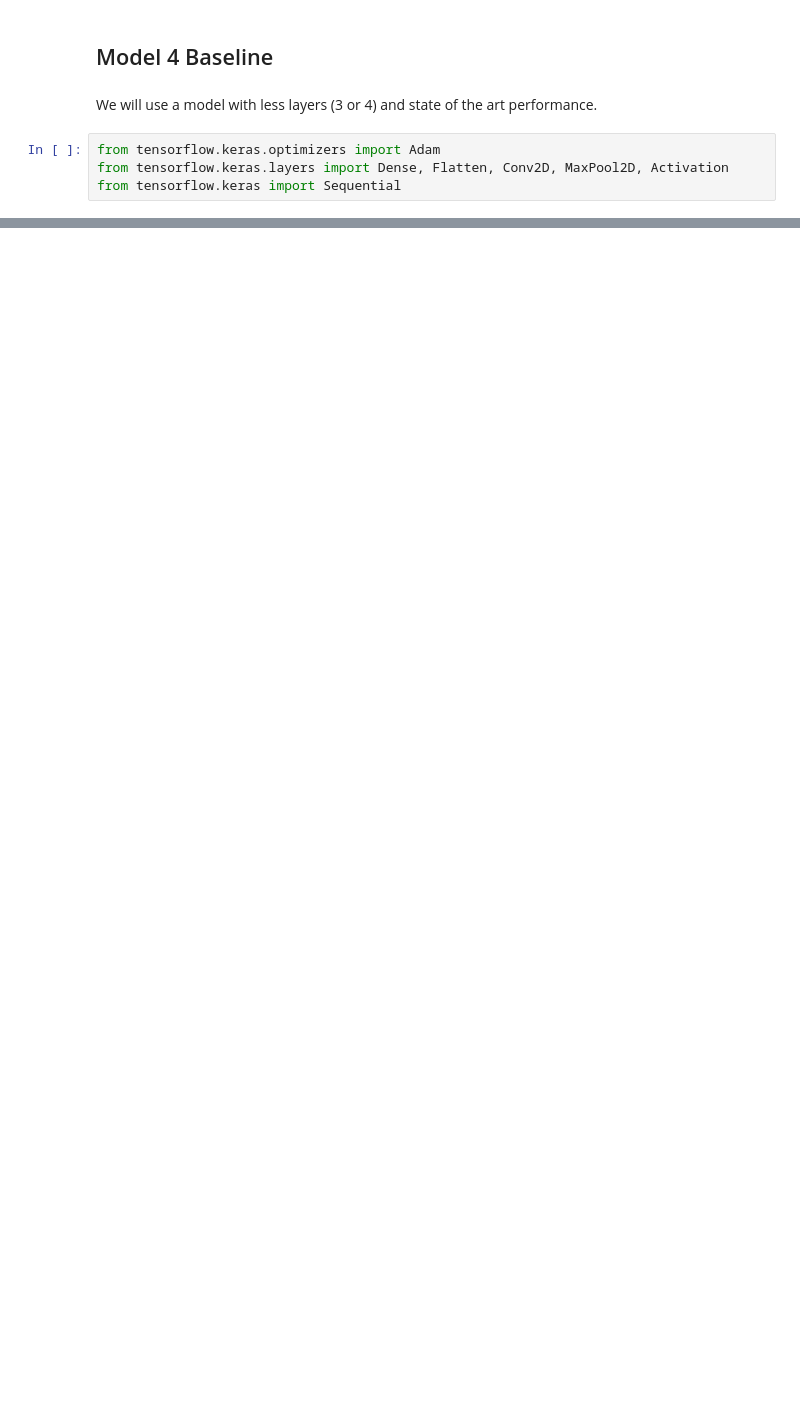
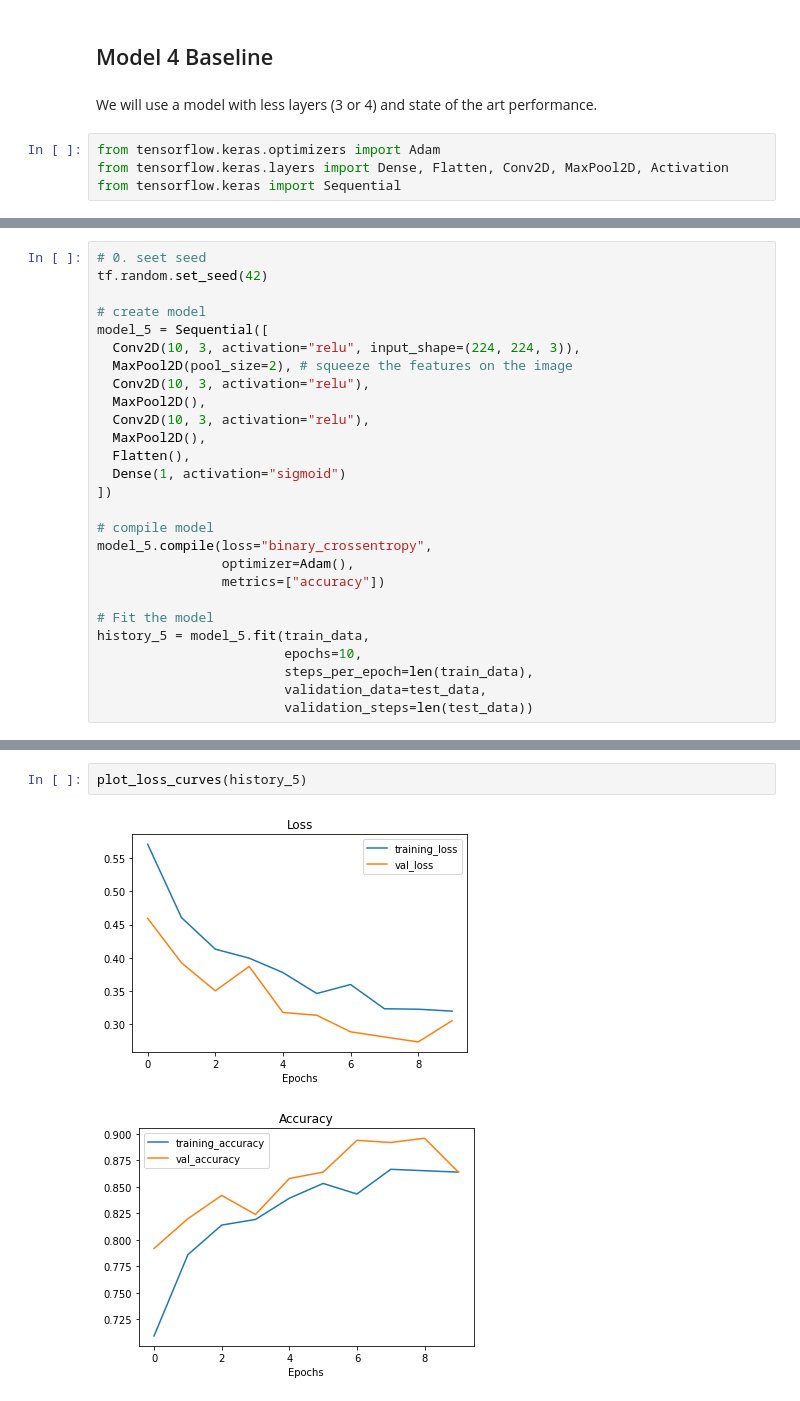
Before and after one commit to milioe/Moravec, a Jupyter notebook: 3_ComputerVision1.ipynb, the cells around one changed output, grey strips where cells are left out. Drawn from its saved outputs; the diff is of its cells as text; blank space fills up the shorter version.

```diff
--- a/3_ComputerVision1.ipynb
+++ b/3_ComputerVision1.ipynb
@@ -546,0 +617,27 @@ pd.DataFrame(history_4.history).plot(figsize=(10,7));
+# %%
+# 0. seet seed
+tf.random.set_seed(42)
+
+# create model
+model_5 = Sequential([
+  Conv2D(10, 3, activation="relu", input_shape=(224, 224, 3)),
+  MaxPool2D(pool_size=2), # squeeze the features on the image
+  Conv2D(10, 3, activation="relu"),
+  MaxPool2D(),
+  Conv2D(10, 3, activation="relu"),
+  MaxPool2D(),
+  Flatten(),
+  Dense(1, activation="sigmoid")
+])
+
+# compile model
+model_5.compile(loss="binary_crossentropy",
+                optimizer=Adam(),
+                metrics=["accuracy"])
+
+# Fit the model
+history_5 = model_5.fit(train_data,
+                        epochs=10,
+                        steps_per_epoch=len(train_data),
+                        validation_data=test_data,
+                        validation_steps=len(test_data))
@@ -546,0 +707,5 @@ pd.DataFrame(history_4.history).plot(figsize=(10,7));
+# %%
+plot_loss_curves(history_5)
+# %% [output]
+[figure, added]
+[figure, added]
```
Also changed, not shown: parts of 27 cells of this notebook.
